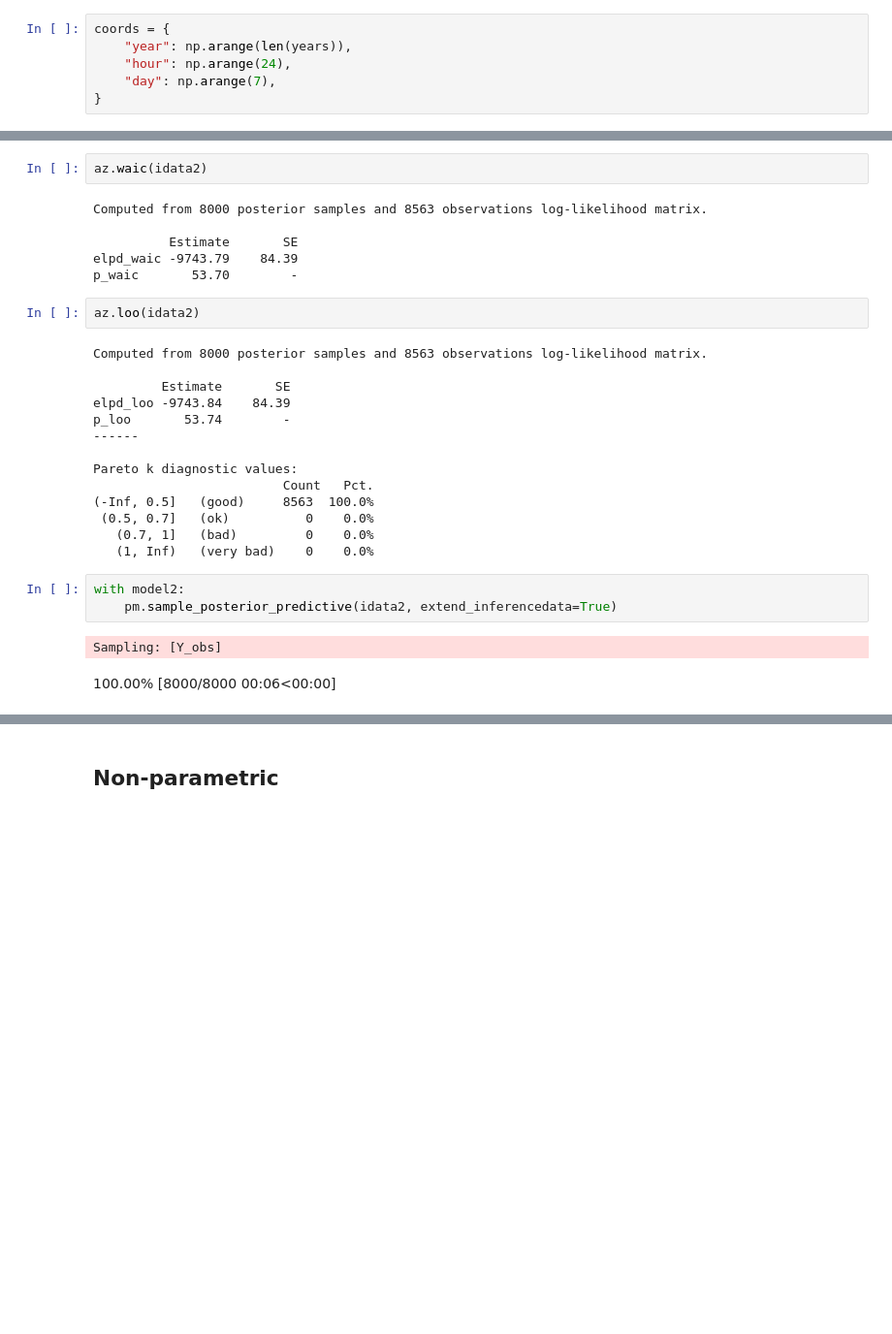
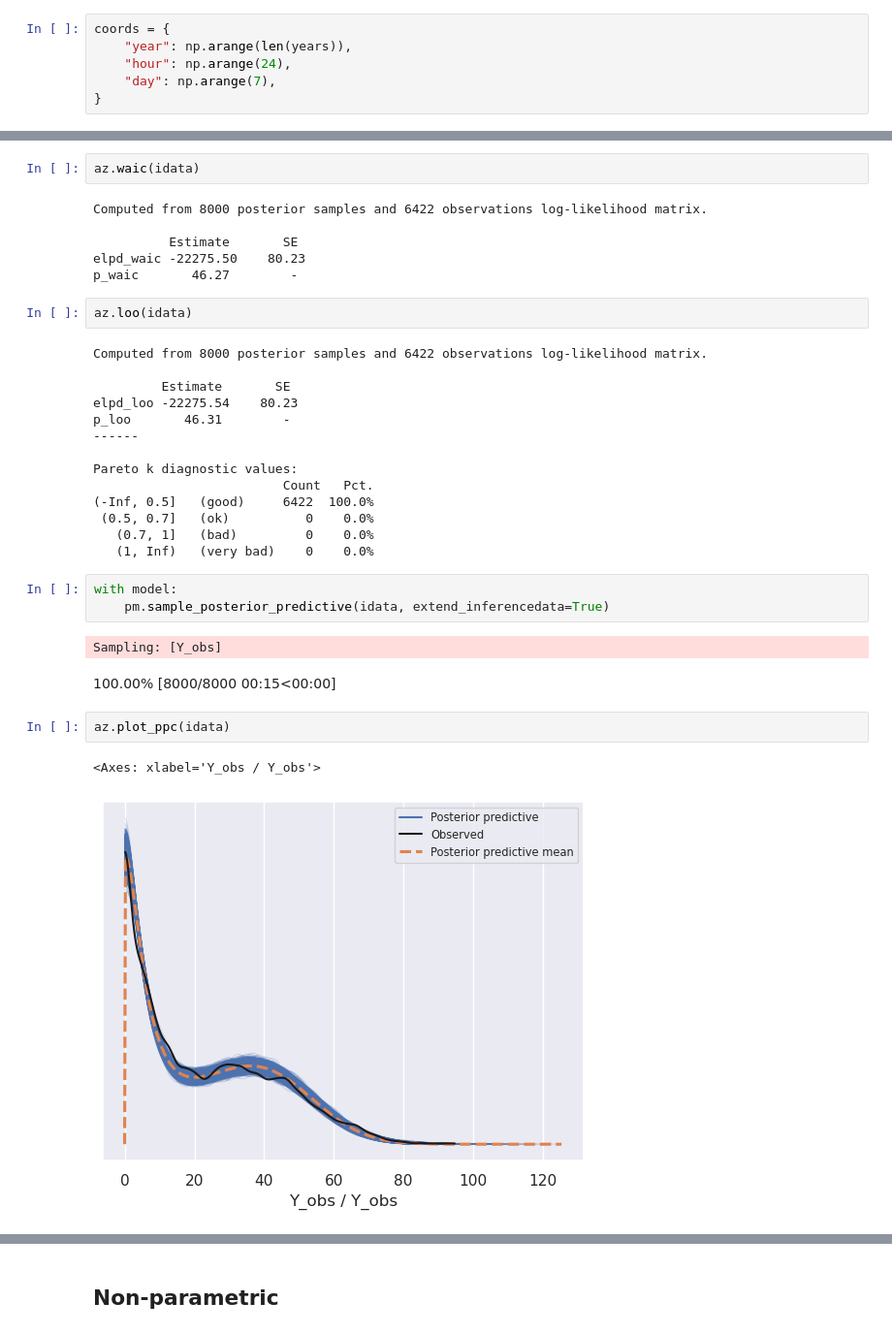
Before and after one commit to camirmas/ev_analysis, a Jupyter notebook: ev_analysis/load_prediction.ipynb, the cells around one changed output, grey strips where cells are left out. Shown at 97% size. Drawn from its saved outputs; the diff is of its cells as text; blank space fills up the shorter version.

```diff
--- a/ev_analysis/load_prediction.ipynb
+++ b/ev_analysis/load_prediction.ipynb
@@ -404,33 +351,38 @@ with model2:
 # %% [output]
 100.00% [8000/8000 00:03<00:00]
 # %%
-az.waic(idata2)
+az.waic(idata)
 # %% [output]
-Computed from 8000 posterior samples and 8563 observations log-likelihood matrix.
+Computed from 8000 posterior samples and 6422 observations log-likelihood matrix.
 
           Estimate       SE
-elpd_waic -9743.79    84.39
-p_waic       53.70        -
+elpd_waic -22275.50    80.23
+p_waic       46.27        -
 # %%
-az.loo(idata2)
+az.loo(idata)
 # %% [output]
-Computed from 8000 posterior samples and 8563 observations log-likelihood matrix.
+Computed from 8000 posterior samples and 6422 observations log-likelihood matrix.
 
          Estimate       SE
-elpd_loo -9743.84    84.39
-p_loo       53.74        -
+elpd_loo -22275.54    80.23
+p_loo       46.31        -
 ------
 
 Pareto k diagnostic values:
                          Count   Pct.
-(-Inf, 0.5]   (good)     8563  100.0%
+(-Inf, 0.5]   (good)     6422  100.0%
  (0.5, 0.7]   (ok)          0    0.0%
    (0.7, 1]   (bad)         0    0.0%
    (1, Inf)   (very bad)    0    0.0%
 # %%
-with model2:
-    pm.sample_posterior_predictive(idata2, extend_inferencedata=True)
+with model:
+    pm.sample_posterior_predictive(idata, extend_inferencedata=True)
 # %% [output]
 Sampling: [Y_obs]
-100.00% [8000/8000 00:06<00:00]
+100.00% [8000/8000 00:15<00:00]
+# %%
+az.plot_ppc(idata)
+# %% [output]
+<Axes: xlabel='Y_obs / Y_obs'>
+[figure, added]
 # %%
```
Also changed, not shown: parts of 33 cells of this notebook.
